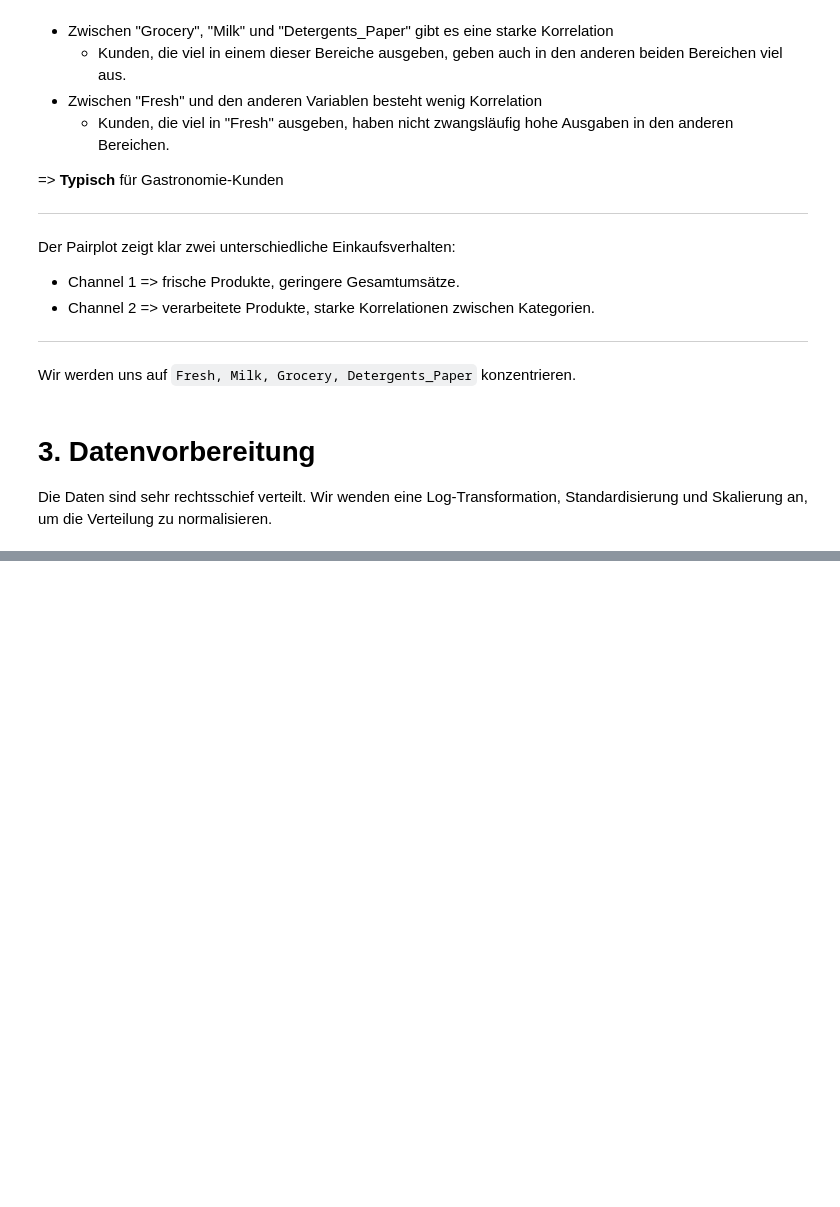
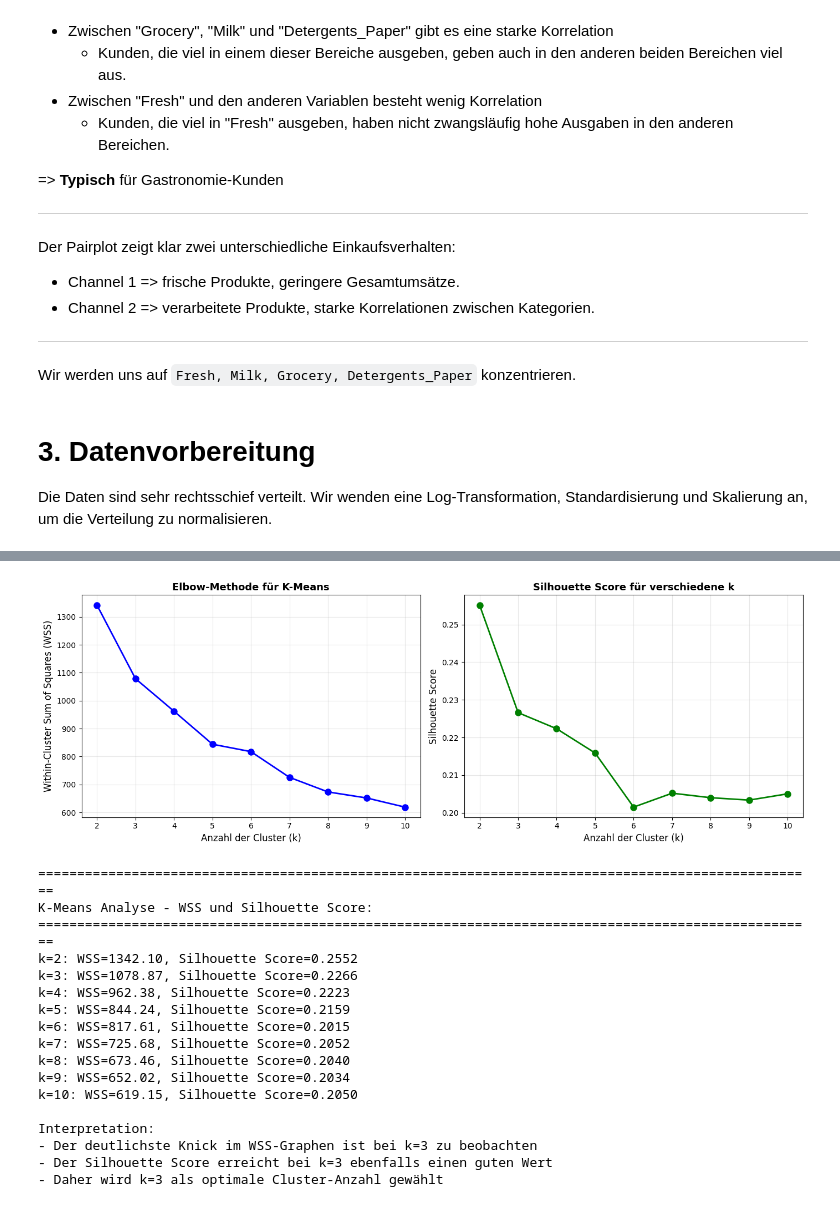
Before and after one commit to NewSkyLine-dev/HTL_Files, a Jupyter notebook: DSAI/5AHIF/Clustering/clustering.ipynb, the cells around one changed output, grey strips where cells are left out. Cells and saved outputs as stored; diff of their text form; code cells hidden in the pictures; blank space fills up the shorter version.

```diff
--- a/DSAI/5AHIF/Clustering/clustering.ipynb
+++ b/DSAI/5AHIF/Clustering/clustering.ipynb
@@ -150,0 +173,66 @@ max    1.970662e+00  2.900093e+00  2.698281e+00  3.177354e+00
+# %%
+from sklearn.cluster import KMeans
+from sklearn.metrics import silhouette_score
+import matplotlib.pyplot as plt
+
+# Berechnung von WSS und Silhouette Score für verschiedene k-Werte
+inertias = []
+silhouette_scores = []
+K_range = range(2, 11)
+
+for k in K_range:
+    kmeans = KMeans(n_clusters=k, random_state=42, n_init='auto')
+    kmeans.fit(df_prepared)
+    inertias.append(kmeans.inertia_)
+    silhouette_scores.append(silhouette_score(df_prepared, kmeans.labels_))
+
+# Visualisierung der Ergebnisse
+fig, (ax1, ax2) = plt.subplots(1, 2, figsize=(14, 5))
+
+# WSS-Grafik (Elbow-Methode)
+ax1.plot(K_range, inertias, 'bo-', linewidth=2, markersize=8)
+ax1.set_xlabel('Anzahl der Cluster (k)', fontsize=12)
+ax1.set_ylabel('Within-Cluster Sum of Squares (WSS)', fontsize=12)
+ax1.set_title('Elbow-Methode für K-Means', fontsize=13, fontweight='bold')
+ax1.grid(True, alpha=0.3)
+
+# Silhouette Score
+ax2.plot(K_range, silhouette_scores, 'go-', linewidth=2, markersize=8)
+ax2.set_xlabel('Anzahl der Cluster (k)', fontsize=12)
+ax2.set_ylabel('Silhouette Score', fontsize=12)
+ax2.set_title('Silhouette Score für verschiedene k', fontsize=13, fontweight='bold')
+ax2.grid(True, alpha=0.3)
+
+plt.tight_layout()
+plt.show()
+
+# Ausgabe der berechneten Metriken
+print("="*100)
+print("K-Means Analyse - WSS und Silhouette Score:")
+print("="*100)
+for k, wss, sil in zip(K_range, inertias, silhouette_scores):
+    print(f"k={k}: WSS={wss:.2f}, Silhouette Score={sil:.4f}")
+
+print("\nInterpretation:")
+print("- Der deutlichste Knick im WSS-Graphen ist bei k=3 zu beobachten")
+print("- Der Silhouette Score erreicht bei k=3 ebenfalls einen guten Wert")
+print("- Daher wird k=3 als optimale Cluster-Anzahl gewählt")
+# %% [output]
+[figure, added]
+====================================================================================================
+K-Means Analyse - WSS und Silhouette Score:
+====================================================================================================
+k=2: WSS=1342.10, Silhouette Score=0.2552
+k=3: WSS=1078.87, Silhouette Score=0.2266
+k=4: WSS=962.38, Silhouette Score=0.2223
+k=5: WSS=844.24, Silhouette Score=0.2159
+k=6: WSS=817.61, Silhouette Score=0.2015
+k=7: WSS=725.68, Silhouette Score=0.2052
+k=8: WSS=673.46, Silhouette Score=0.2040
+k=9: WSS=652.02, Silhouette Score=0.2034
+k=10: WSS=619.15, Silhouette Score=0.2050
+
+Interpretation:
+- Der deutlichste Knick im WSS-Graphen ist bei k=3 zu beobachten
+- Der Silhouette Score erreicht bei k=3 ebenfalls einen guten Wert
+- Daher wird k=3 als optimale Cluster-Anzahl gewählt
```
Also changed, not shown: parts of 18 cells of this notebook.
